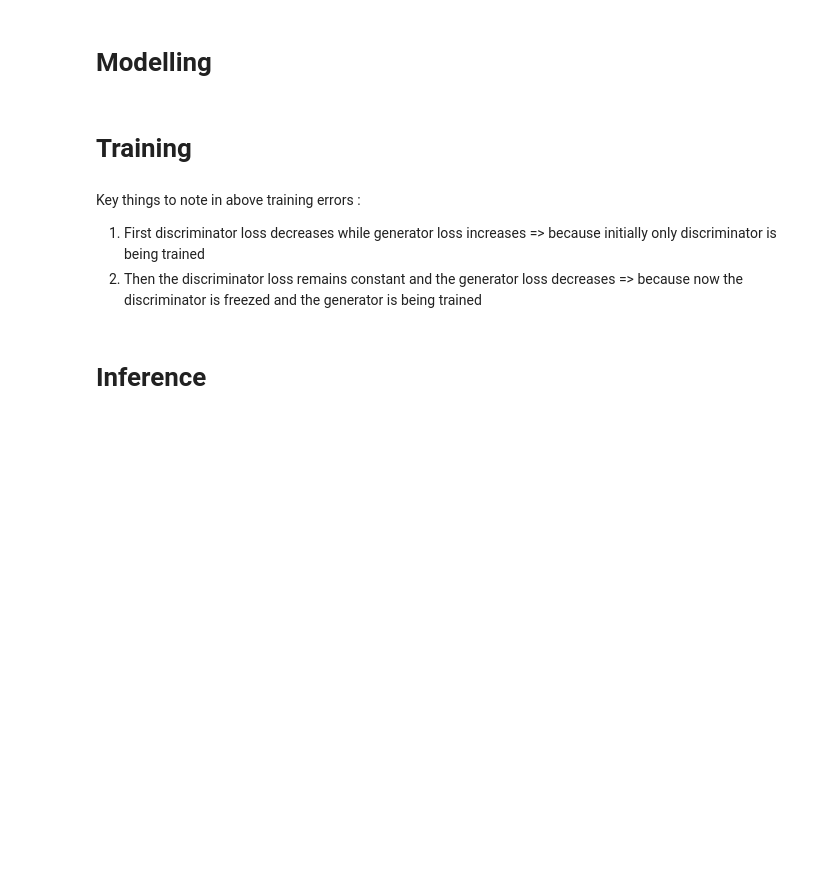
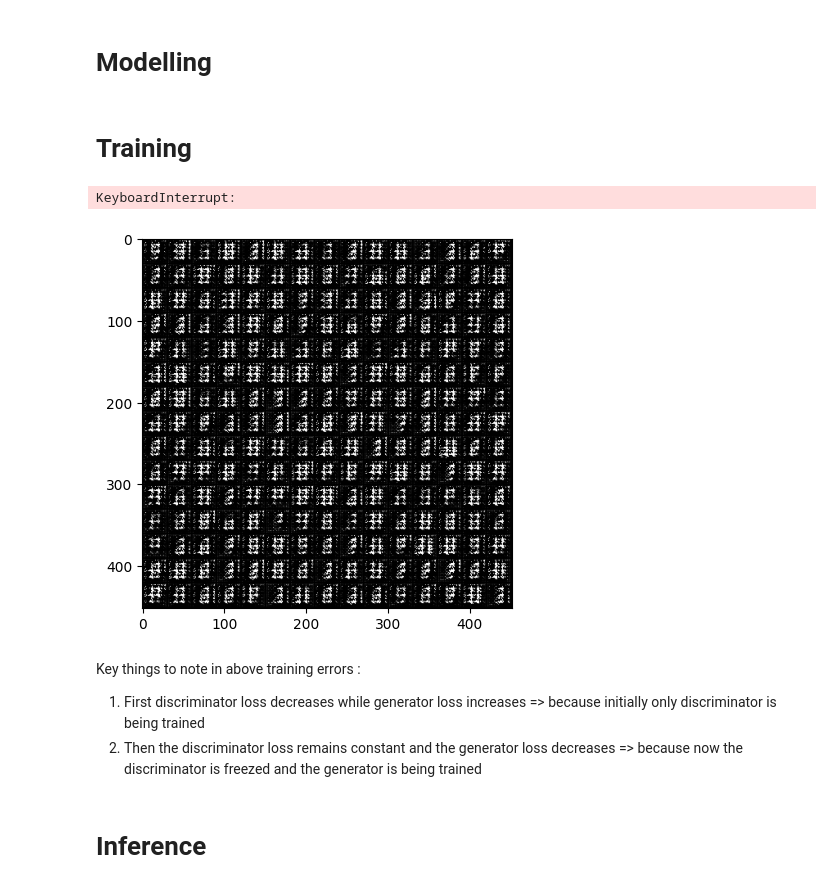
Before and after one commit to khetansarvesh/CV, a Jupyter notebook: data_augmentation/gan/gan_cnn.ipynb, the cells around one changed output. Cells and saved outputs as stored; diff of their text form; code cells hidden in the pictures; blank space fills up the shorter version.

```diff
--- a/data_augmentation/gan/gan_cnn.ipynb
+++ b/data_augmentation/gan/gan_cnn.ipynb
@@ -68,41 +49,37 @@ class Generator(nn.Module):
 
     def forward(self, z):
         batch_size = z.shape[0]
-        out = z.reshape(-1, 100, 1, 1)
-
-        # passing through CNN layers
+        out = z.reshape(-1, 100, 1, 1) # reshaping
         out = self.layers(out)
-
-        # reshaping
-        out = out.reshape(batch_size, 1, 28, 28)
-
-        return out
+        return out.reshape(batch_size, 1, 28, 28) # reshaping
 # %%
 class Discriminator(nn.Module):
 
     def __init__(self):
         super().__init__()
-        layer_1 = nn.Sequential(nn.Conv2d(1, 128, kernel_size=4, stride=2, padding=1, bias=True), nn.Identity(),nn.LeakyReLU())
-        layer_2 = nn.Sequential(nn.Conv2d(128, 256, kernel_size=4, stride=2, padding=1, bias=False), nn.BatchNorm2d(256),nn.LeakyReLU())
-        layer_3 = nn.Sequential(nn.Conv2d(256, 512, kernel_size=4, stride=2, padding=1, bias=False), nn.BatchNorm2d(512),nn.LeakyReLU())
-        layer_4 = nn.Sequential(nn.Conv2d(512, 1, kernel_size=4, stride=2, padding=1, bias=False), nn.Identity(),nn.Sigmoid())
-        self.layers = nn.ModuleList([layer_1, layer_2, layer_3, layer_4])
+        self.layers = nn.Sequential(nn.Conv2d(1, 128, kernel_size=4, stride=2, padding=1, bias=True), nn.Identity(),nn.LeakyReLU(),
+                                    nn.Conv2d(128, 256, kernel_size=4, stride=2, padding=1, bias=False), nn.BatchNorm2d(256),nn.LeakyReLU(),
+                                    nn.Conv2d(256, 512, kernel_size=4, stride=2, padding=1, bias=False), nn.BatchNorm2d(512),nn.LeakyReLU(),
+                                    nn.Conv2d(512, 1, kernel_size=4, stride=2, padding=1, bias=False), nn.Identity(),nn.Sigmoid(),
+                                    )
 
     def forward(self, x):
-        out = x
-        for layer in self.layers:
-            out = layer(out)
+        out = self.layers(x)
         return out.reshape(x.size(0))
 # %% [markdown]
 # **Training**
+# %%
+noise_dim = 100
+#IM_CHANNELS = 1 # no of channels in image = 1 cause black and white
+#IM_SIZE = (28, 28)
+#im_channels = 1
+#im_size = 28
+#LATENT_DIM = 64 # noisy input dimentions
 # %%
 from torch.optim import Adam
 
 # Instantiate generator model
-im_channels = 1
-im_size = 28
-latent_dim = 100
-generator = Generator(100, 28, 1).to(device)
+generator = Generator().to(device)
 generator.train()
 optimizer_generator = Adam(generator.parameters(), lr=0.0005, betas=(0.5, 0.999)) #0.5 is momentum
 
@@ -112,7 +89,6 @@ discriminator.train()
 optimizer_discriminator = Adam(discriminator.parameters(), lr=0.0005, betas=(0.5, 0.999)) #0.5 is momentum
 # %%
 steps = 0
-
 for epoch in range(50): # for each epoch
     generator_losses = []
     discriminator_losses = []
@@ -128,7 +104,7 @@ for epoch in range(50): # for each epoch
 
         optimizer_discriminator.zero_grad()
 
-        fake_im_noise = torch.randn((batch_size, latent_dim), device=device) # creating a noisy data
+        fake_im_noise = torch.randn((batch_size, noise_dim), device=device) # creating a noisy data
         fake_ims = generator(fake_im_noise) # passing the noisy data through the generator to get fake image
         disc_real_pred = discriminator(real_ims) # passing real image to the discriminator
         disc_fake_pred = discriminator(fake_ims.detach()) # passing fake image to the discriminator but we are detaching it so that gradients are not computed for generator and generator is not trained while training the discriminator
@@ -145,36 +121,39 @@ for epoch in range(50): # for each epoch
         ''' ######################### Second Optimizing the Generator ######################### '''
         optimizer_generator.zero_grad()
 
-        fake_im_noise = torch.randn((batch_size, latent_dim), device=device) # creating a noisy data
+        fake_im_noise = torch.randn((batch_size, noise_dim), device=device) # creating a noisy data
         fake_ims = generator(fake_im_noise) # passing through generator to create fake image
         disc_fake_pred = discriminator(fake_ims) # passing through discriminator to classify it as fake or real
 
         gen_fake_loss = -torch.mean(torch.log(disc_fake_pred.reshape(-1) + 0.0001))
 
         gen_fake_loss.backward()
         optimizer_generator.step()
 
         generator_losses.append(gen_fake_loss.item())
         discriminator_losses.append(disc_loss.item())
 
         ''' ######################### Seeing how the generator is improving with training ######################### '''
         if steps % 5 == 0:
             with torch.no_grad():
                 generator.eval()
 
                 NUM_SAMPLES = 225
-                fake_im_noise = torch.randn((NUM_SAMPLES, latent_dim), device=device) # generating some noisy data
+                fake_im_noise = torch.randn((NUM_SAMPLES, noise_dim), device=device) # generating some noisy data
                 fake_ims = generator(fake_im_noise) # generating image using generator
                 ims = torch.clamp(fake_ims, -1., 1.).detach().cpu() # clamping the generated images
                 ims = 0.5*ims + 0.5 #detransforming the images from [-1,1] to [0,1]
                 grid = make_grid(ims, nrow=15)
                 img = torchvision.transforms.ToPILImage()(grid)
                 plt.imshow(img, cmap='gray') # now display the image here using matplot lib
 
                 generator.train()
         steps += 1
 
     print(f'''Finished epoch:{epoch + 1} | Generator Loss : {np.mean(generator_losses)} | Discriminator Loss : {np.mean(discriminator_losses)} | Discriminator real pred : {np.mean(mean_real_dis_preds)} | Discriminator fake pred : {np.mean(mean_fake_dis_preds)}''')
+# %% [output]
+KeyboardInterrupt:
+[figure, added]
 # %% [markdown]
 Key things to note in above training errors :
 
```
Also changed, not shown: parts of 3 cells of this notebook.
